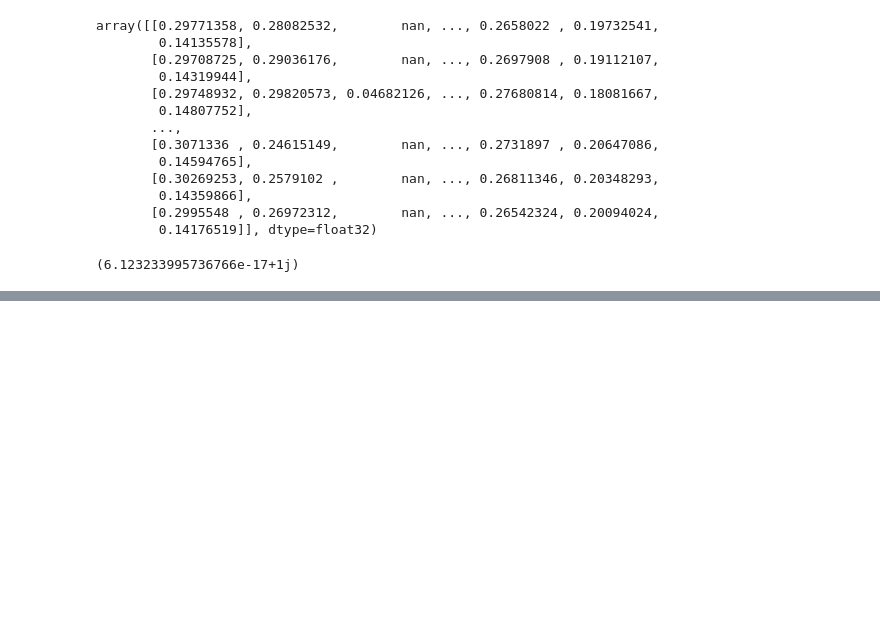
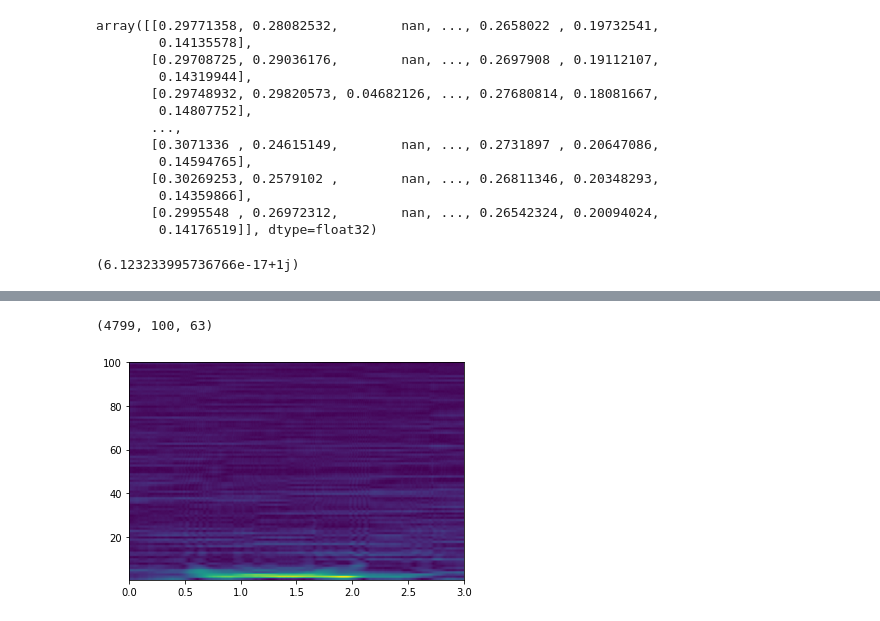
Before and after one commit to alifele/Brain_Computer_Interface, a Jupyter notebook: correlator.ipynb, the cells around one changed output, grey strips where cells are left out. Cells and saved outputs as stored; diff of their text form; code cells hidden in the pictures; blank space fills up the shorter version.

```diff
--- a/correlator.ipynb
+++ b/correlator.ipynb
@@ -184,0 +208,5 @@ array([[0.29771358, 0.28082532,        nan, ..., 0.2658022 , 0.19732541,
+# %%
+STFT = STFT_calculator(data, show=True, filter=True, window_size=2400, fs=2400, total_t=3, f_cut=100, channel=18)
+# %% [output]
+(4799, 100, 63)
+[figure, added]
```
Also changed, not shown: parts of 25 cells of this notebook.
